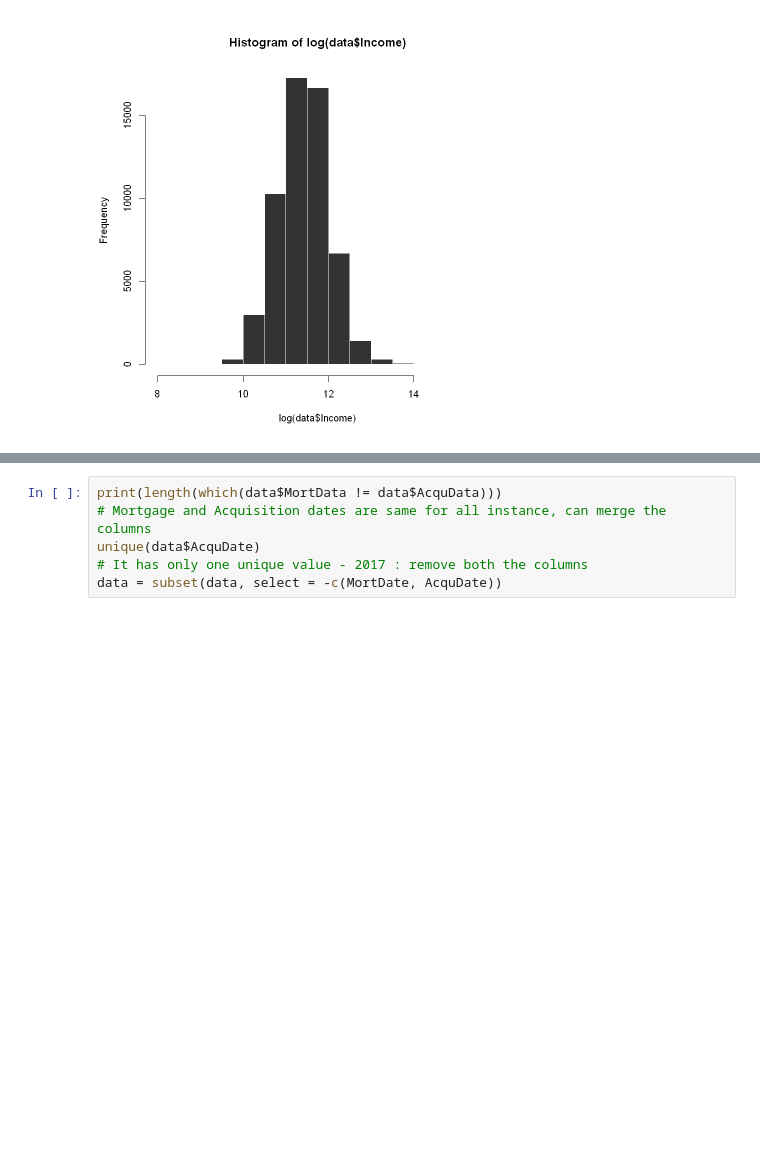
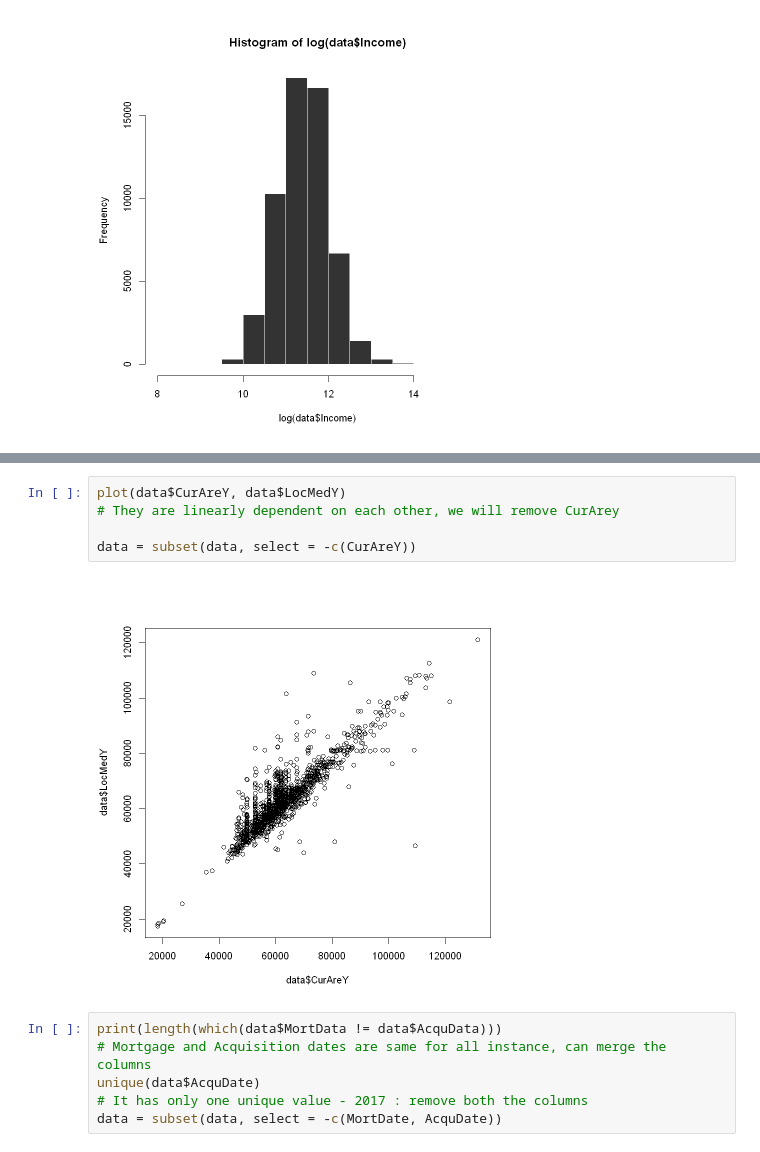
Before and after one commit to Kavya-Shekar/Home_loan_Data_analysis, a Jupyter notebook: Data_cleaning.ipynb, the cells around one changed output, grey strips where cells are left out. Cells and saved outputs as stored; diff of their text form; blank space fills up the shorter version.

```diff
--- a/Data_cleaning.ipynb
+++ b/Data_cleaning.ipynb
@@ -146,6 +155,13 @@ stem(log(data$IncRat))
    3 | 555569
    4 | 0012
 [figure]
+# %%
+plot(data$CurAreY, data$LocMedY)
+# They are linearly dependent on each other, we will remove CurArey
+
+data = subset(data, select = -c(CurAreY))
+# %% [output]
+[figure, added]
 # %%
 print(length(which(data$MortData != data$AcquData)))
 # Mortgage and Acquisition dates are same for all instance, can merge the columns
```
Also changed, not shown: parts of 24 cells of this notebook.
